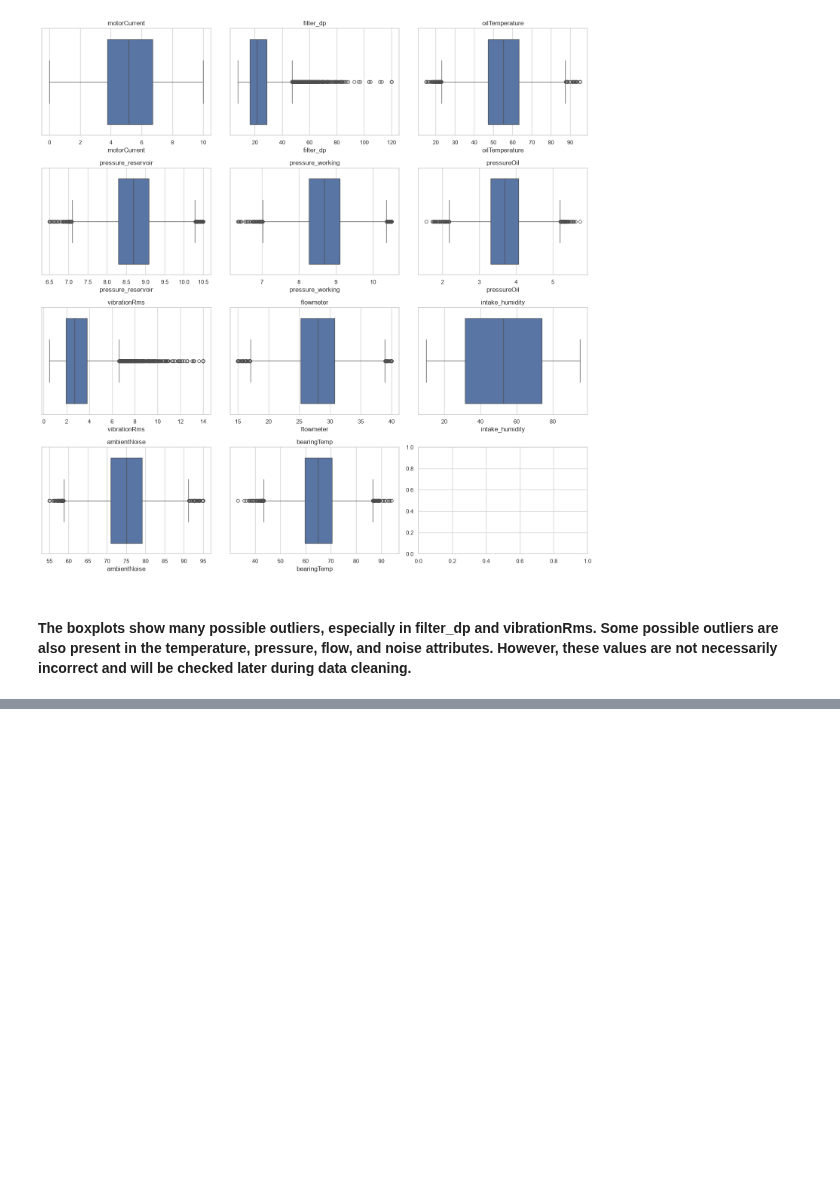
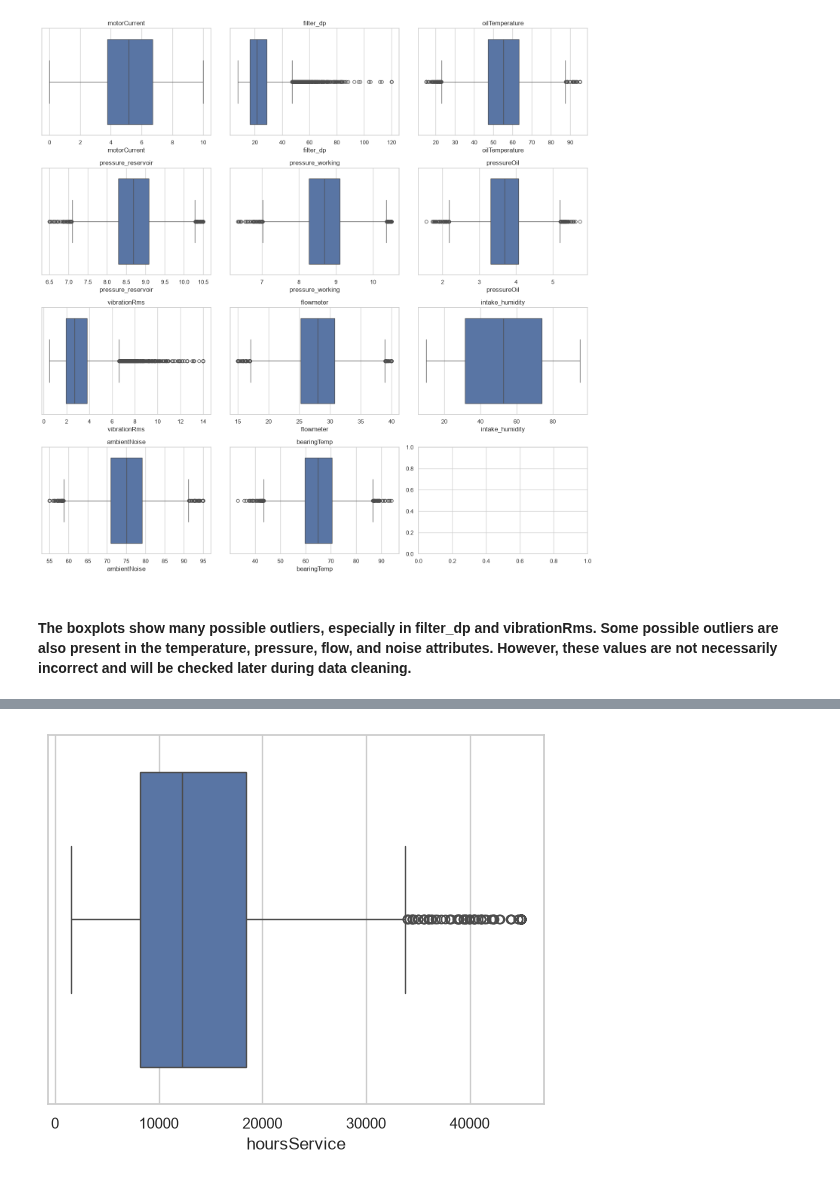
Before and after one commit to NovAndrii/IAU_project, a Jupyter notebook: prjct.ipynb, the cells around one changed output, grey strips where cells are left out. Drawn from its saved outputs; the diff is of its cells as text; code cells hidden in the pictures; blank space fills up the shorter version.

```diff
--- a/prjct.ipynb
+++ b/prjct.ipynb
@@ -972,0 +1079,9 @@ plt.show()
+# %%
+sns.boxplot(
+    data=units,
+    x="hoursService"
+)
+
+plt.show()
+# %% [output]
+[figure, added]
```
Also changed, not shown: parts of 22 cells of this notebook.
